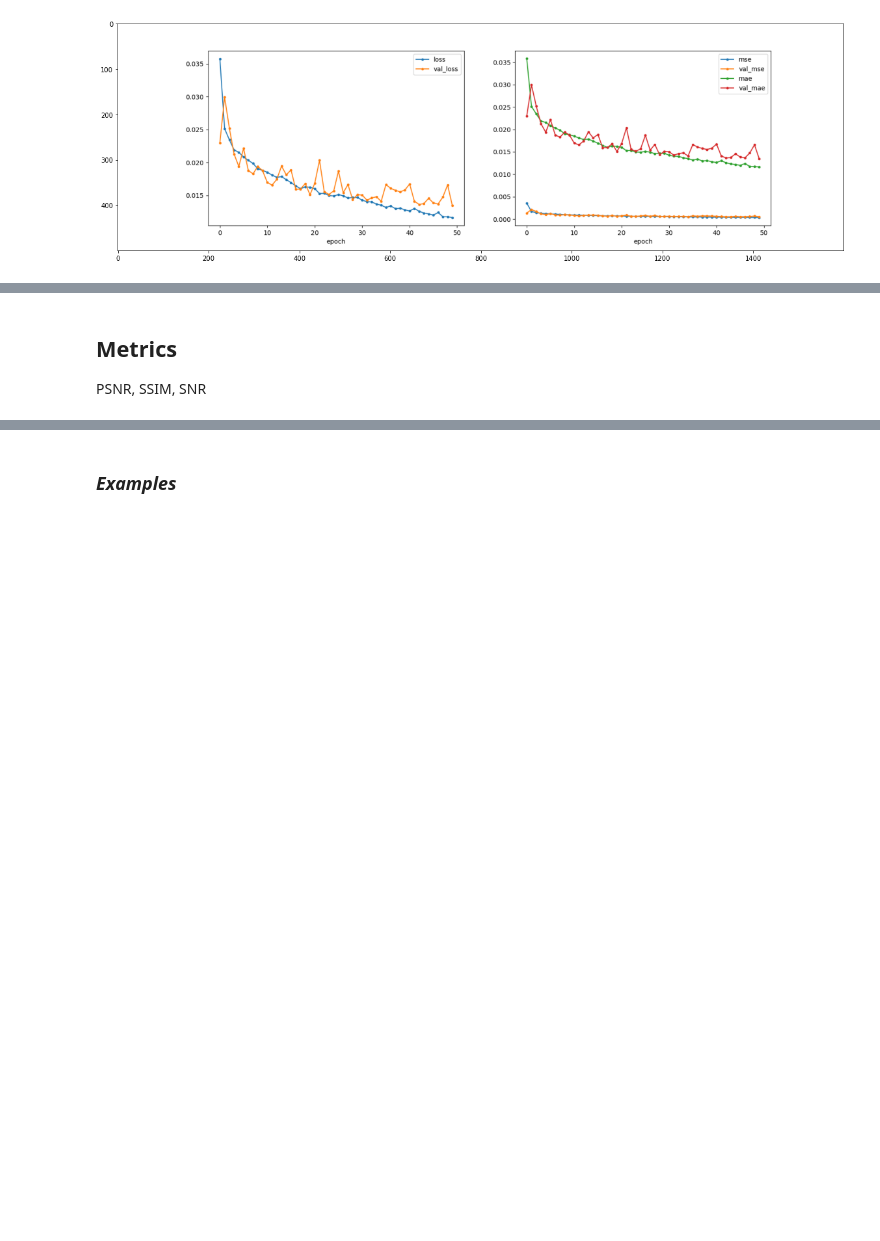
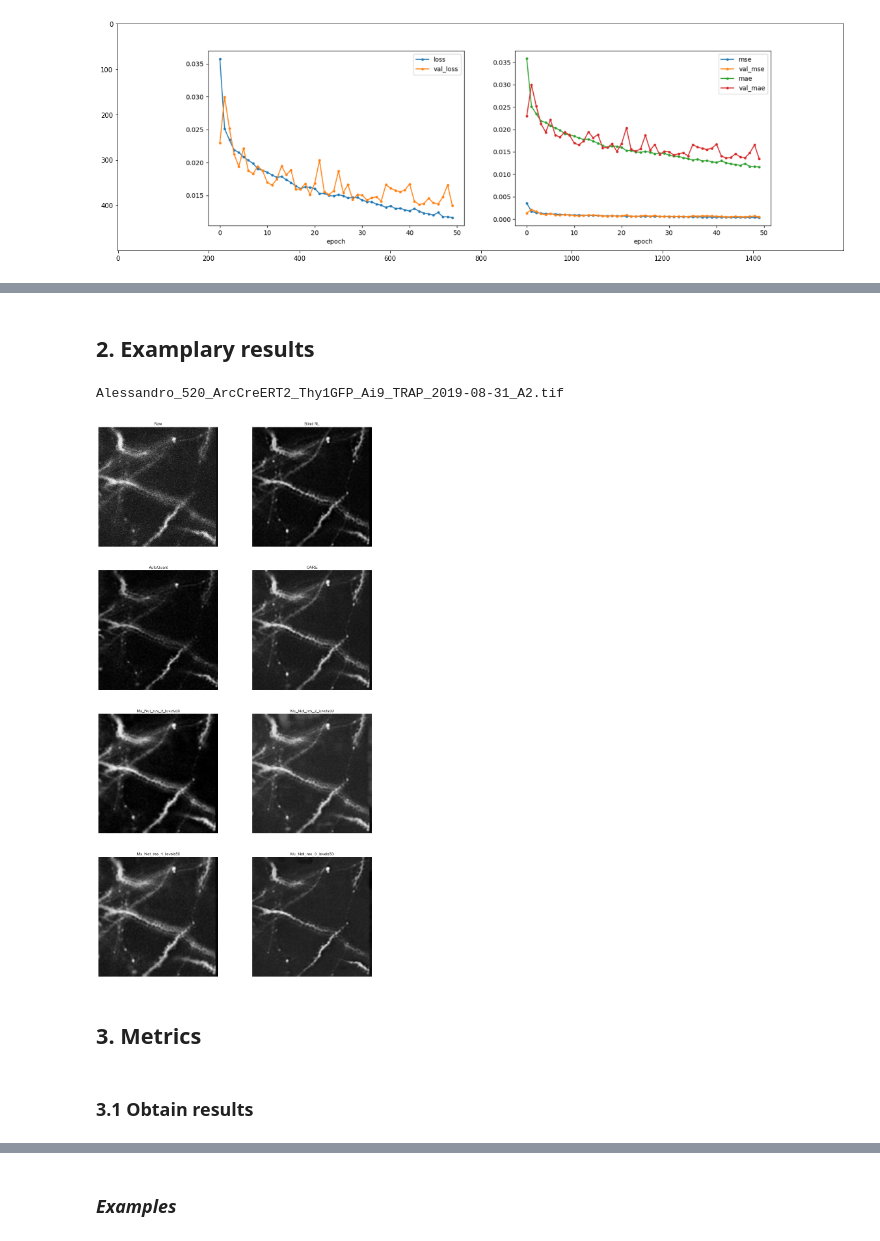
Before and after one commit to ankilab/MasterThesis_OfSpinesAndDendrites, a Jupyter notebook: Evaluation/Evaluation_CARE_Mu_net.ipynb, the cells around one changed output, grey strips where cells are left out. Saved outputs shown, nothing was run; the diff lists cells and outputs as text; code cells hidden in the pictures; blank space fills up the shorter version.

```diff
--- a/Evaluation/Evaluation_CARE_Mu_net.ipynb
+++ b/Evaluation/Evaluation_CARE_Mu_net.ipynb
@@ -56,4 +209,62 @@ With 3, 2,1, 0 additional Levels
+# %% [markdown]
+## 2. Examplary results
+# %%
+img1 = 'Alessandro_520_ArcCreERT2_Thy1GFP_Ai9_TRAP_2019-08-31_A2.tif'
+plane = 11
+blind_rl_res = 'D:/jo77pihe/Registered/Deconved'
+autoquant_res='D:/jo77pihe/Registered/Deconved_AutoQuant_R2'
+care_res = 'D:/jo77pihe/Registered/CARE_res/Predictions'
+raw = "D:/jo77pihe/Registered/Raw"
+
+
+print("\033[1m" + img1 + "\033[0m")
+fig=plt.figure()
+fig.set_figheight(30)
+fig.set_figwidth(15)
+
+#Raw
+f = io.imread(os.path.join(raw, img1))
+ax = fig.add_subplot(4, 2, 1)
+ax.imshow(f[plane, :, :],cmap='gray')
+ax.set_title('Raw')
+ax.axis('off')
+
+#Blind RL img
+f = io.imread(os.path.join(blind_rl_res, img1))
+ax = fig.add_subplot(4, 2, 2)
+ax.imshow(f[plane, :, :],cmap='gray')
+ax.set_title('Blind RL')
+ax.axis('off')
+
+# AUtoQuant Img
+f = io.imread(os.path.join(autoquant_res, img1))
+ax = fig.add_subplot(4, 2, 3)
+ax.imshow(f[plane, :, :],cmap='gray')
+ax.set_title('AutoQuant')
+ax.axis('off')
+
+# CARE Img
+f = io.imread(os.path.join(care_res, img1))
+ax = fig.add_subplot(4, 2, 4)
+ax.imshow(f[plane, :, :],cmap='gray')
+ax.set_title('CARE')
+ax.axis('off')
+
+
+for (i,l) in enumerate(f_levels):
+    f = io.imread(os.path.join(l, img1))
+    ax = fig.add_subplot(4, 2, i+5)
+    ax.imshow(f[plane, :, :], cmap='gray')
+    n = l.split('/')
+    ax.set_title(n[-1])
+    ax.axis('off')
+
+plt.savefig('visual_comp_care_mu.png')
+plt.show()
+# %% [output]
+Alessandro_520_ArcCreERT2_Thy1GFP_Ai9_TRAP_2019-08-31_A2.tif
+[figure, added]
 # %% [markdown]
-## Metrics
-
-PSNR, SSIM, SNR
+## 3. Metrics
+# %% [markdown]
+### 3.1 Obtain results
```
Also changed, not shown: parts of 34 cells of this notebook.
